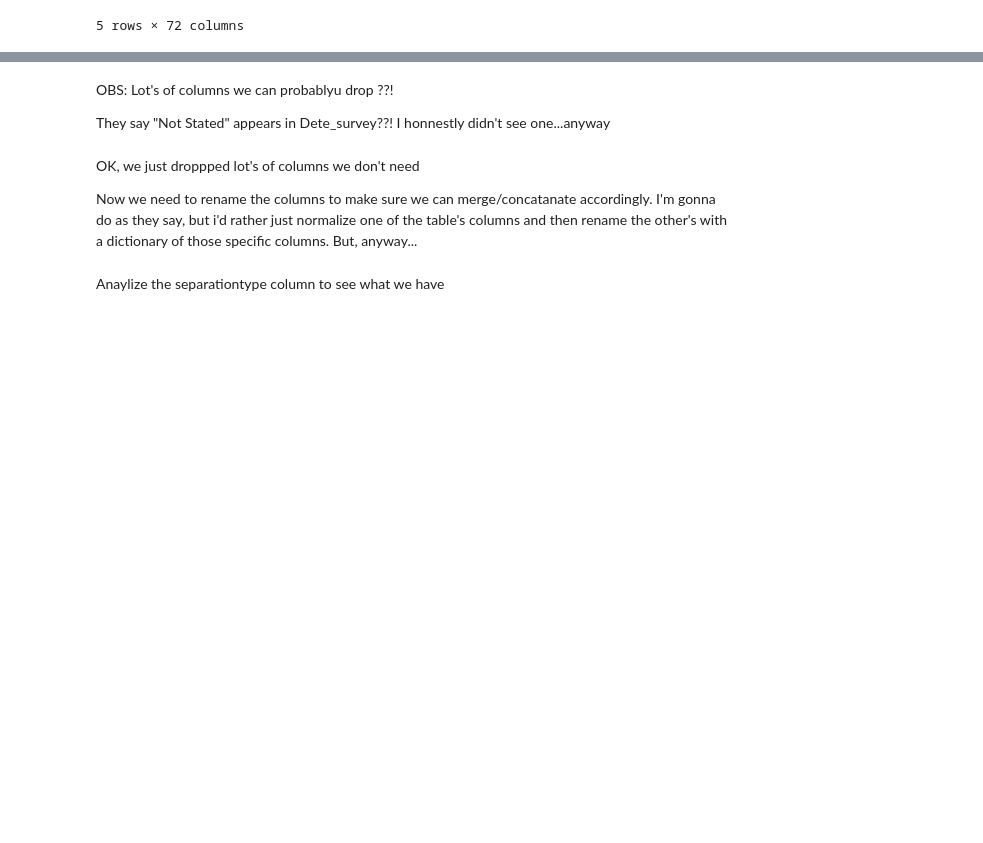
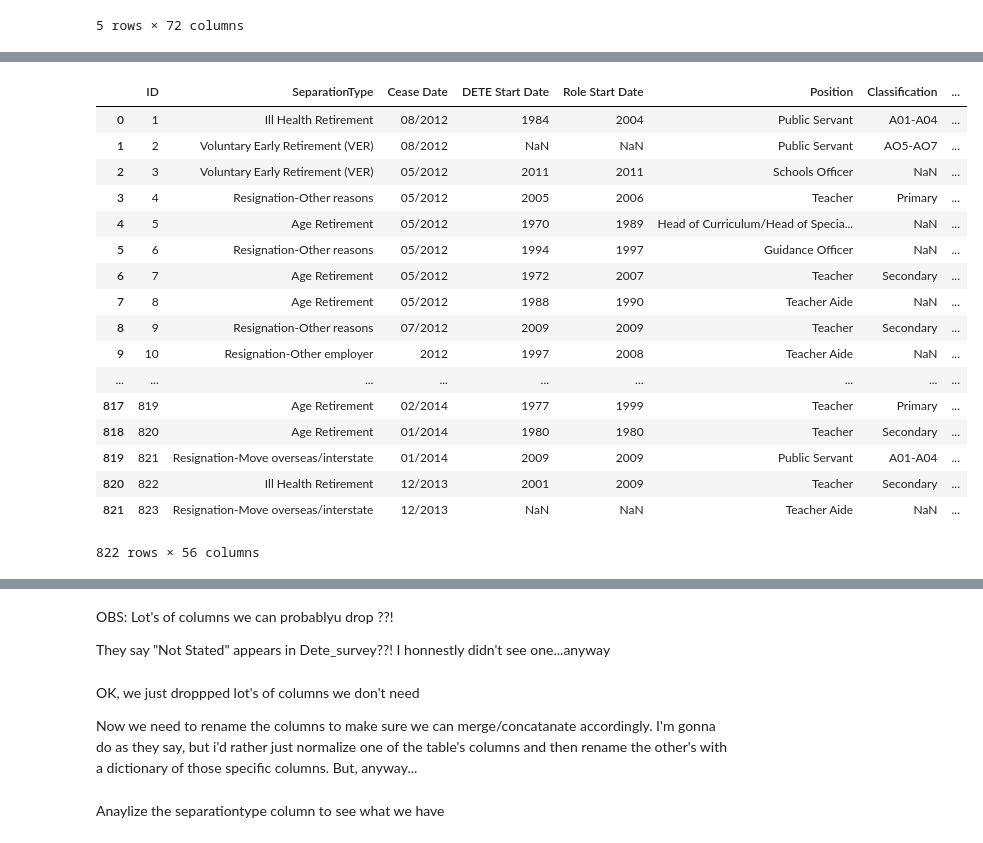
Before and after one commit to vlad-e/Clean-And-Analyze-Employee-Exit-Surveys, a Jupyter notebook: Basics.ipynb, the cells around one changed output, grey strips where cells are left out. Drawn from its saved outputs; the diff is of its cells as text; code cells hidden in the pictures; blank space fills up the shorter version.

Commit message:
reviewd until column drop

```diff
--- a/Basics.ipynb
+++ b/Basics.ipynb
@@ -119,0 +99,27 @@ Length: 72, dtype: int64
+# %%
+#taking a look at the total Null values in each column for DETE survey
+
+dete_survey.isnull().sum()
+
+#replace "Not Stated" with NaN
+
+dete_survey.replace("Not Stated", np.nan)
+# %% [output]
+|  | ID | SeparationType | Cease Date | DETE Start Date | Role Start Date | Position | Classification | ... |
+| 0 | 1 | Ill Health Retirement | 08/2012 | 1984 | 2004 | Public Servant | A01-A04 | ... |
+| 1 | 2 | Voluntary Early Retirement (VER) | 08/2012 | NaN | NaN | Public Servant | AO5-AO7 | ... |
+| 2 | 3 | Voluntary Early Retirement (VER) | 05/2012 | 2011 | 2011 | Schools Officer | NaN | ... |
+| 3 | 4 | Resignation-Other reasons | 05/2012 | 2005 | 2006 | Teacher | Primary | ... |
+| 4 | 5 | Age Retirement | 05/2012 | 1970 | 1989 | Head of Curriculum/Head of Specia... | NaN | ... |
+| 5 | 6 | Resignation-Other reasons | 05/2012 | 1994 | 1997 | Guidance Officer | NaN | ... |
+| 6 | 7 | Age Retirement | 05/2012 | 1972 | 2007 | Teacher | Secondary | ... |
+| 7 | 8 | Age Retirement | 05/2012 | 1988 | 1990 | Teacher Aide | NaN | ... |
+| 8 | 9 | Resignation-Other reasons | 07/2012 | 2009 | 2009 | Teacher | Secondary | ... |
+| 9 | 10 | Resignation-Other employer | 2012 | 1997 | 2008 | Teacher Aide | NaN | ... |
+| ... | ... | ... | ... | ... | ... | ... | ... | ... |
+| 817 | 819 | Age Retirement | 02/2014 | 1977 | 1999 | Teacher | Primary | ... |
+| 818 | 820 | Age Retirement | 01/2014 | 1980 | 1980 | Teacher | Secondary | ... |
+| 819 | 821 | Resignation-Move overseas/interstate | 01/2014 | 2009 | 2009 | Public Servant | A01-A04 | ... |
+| 820 | 822 | Ill Health Retirement | 12/2013 | 2001 | 2009 | Teacher | Secondary | ... |
+| 821 | 823 | Resignation-Move overseas/interstate | 12/2013 | NaN | NaN | Teacher Aide | NaN | ... |
+822 rows × 56 columns
```
Also changed, not shown: parts of 11 cells of this notebook.
